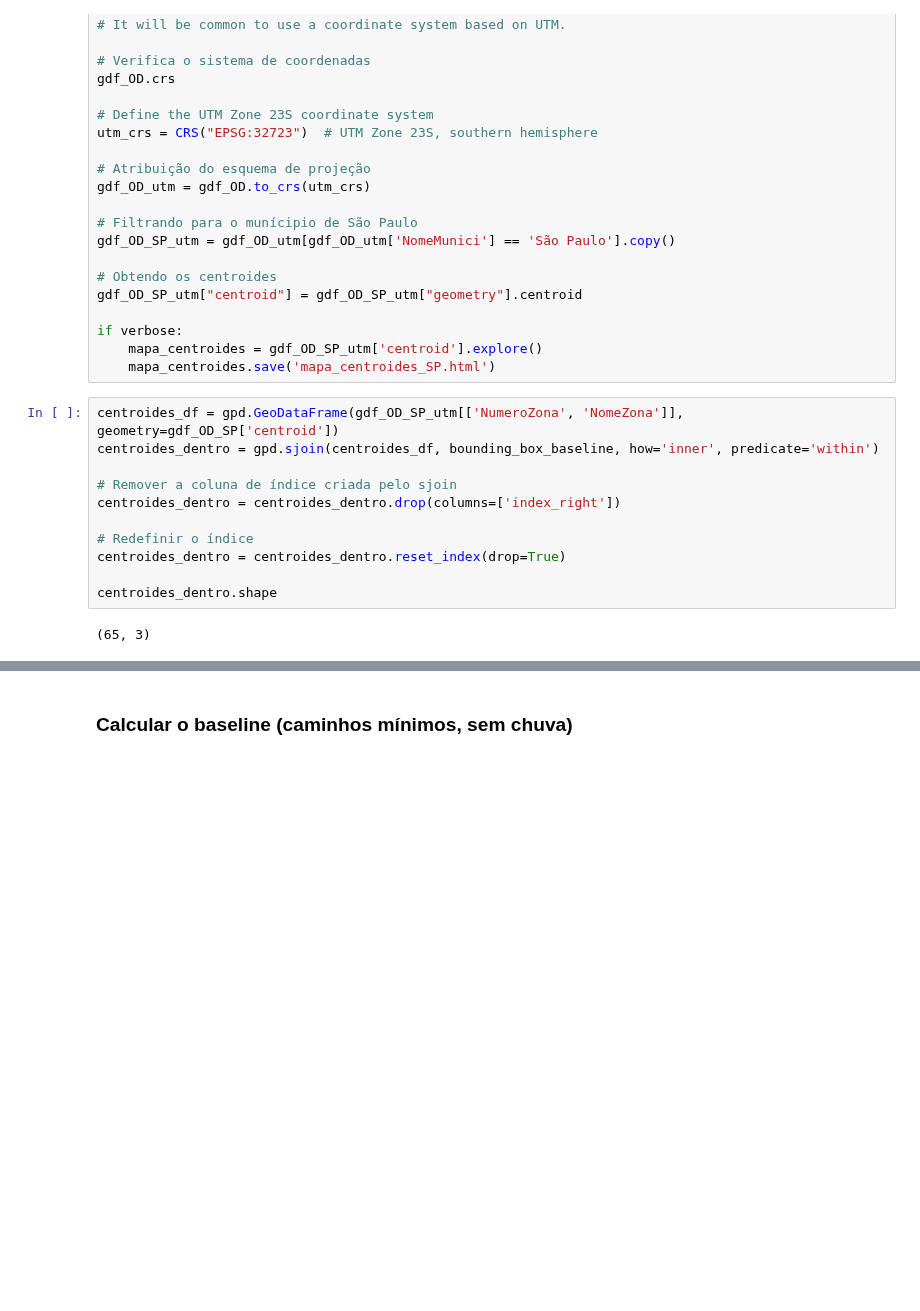
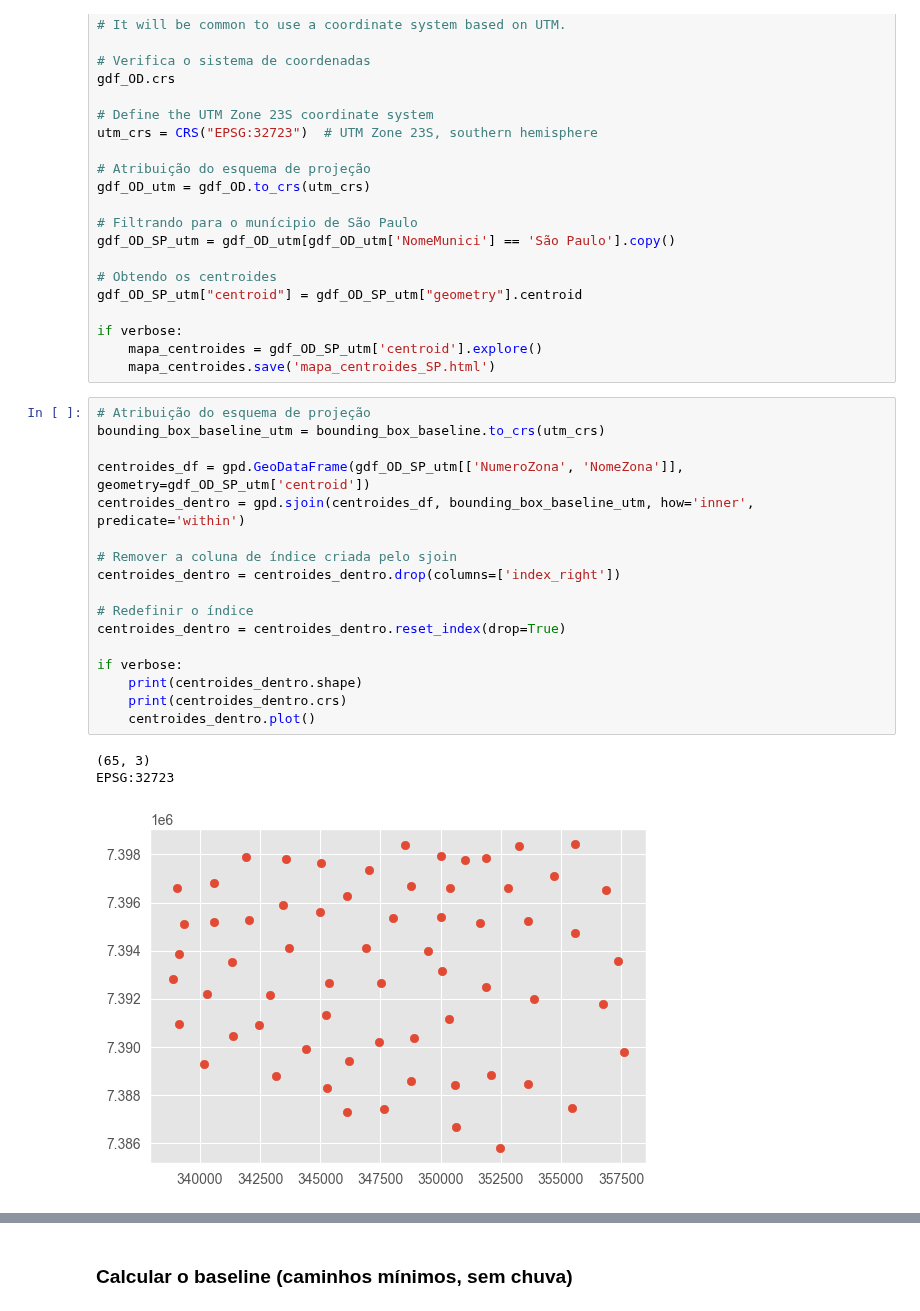
Before and after one commit to marcelof314/SP_urban_flooding, a Jupyter notebook: 02 OD Matrix and travel time.ipynb, the cells around one changed output, grey strips where cells are left out. Saved outputs shown, nothing was run; the diff lists cells and outputs as text; blank space fills up the shorter version.

```diff
--- a/02 OD Matrix and travel time.ipynb
+++ b/02 OD Matrix and travel time.ipynb
@@ -85,18 +85,26 @@ if verbose:
     mapa_centroides = gdf_OD_SP_utm['centroid'].explore()
     mapa_centroides.save('mapa_centroides_SP.html')
 # %%
-centroides_df = gpd.GeoDataFrame(gdf_OD_SP_utm[['NumeroZona', 'NomeZona']], geometry=gdf_OD_SP['centroid'])
-centroides_dentro = gpd.sjoin(centroides_df, bounding_box_baseline, how='inner', predicate='within')
+# Atribuição do esquema de projeção
+bounding_box_baseline_utm = bounding_box_baseline.to_crs(utm_crs)
+
+centroides_df = gpd.GeoDataFrame(gdf_OD_SP_utm[['NumeroZona', 'NomeZona']], geometry=gdf_OD_SP_utm['centroid'])
+centroides_dentro = gpd.sjoin(centroides_df, bounding_box_baseline_utm, how='inner', predicate='within')
 
 # Remover a coluna de índice criada pelo sjoin
 centroides_dentro = centroides_dentro.drop(columns=['index_right'])
 
 # Redefinir o índice
 centroides_dentro = centroides_dentro.reset_index(drop=True)
 
-centroides_dentro.shape
+if verbose:
+    print(centroides_dentro.shape)
+    print(centroides_dentro.crs)
+    centroides_dentro.plot()
 # %% [output]
 (65, 3)
+EPSG:32723
+[figure, added]
 # %%
 import osmnx as ox
 import geopandas as gpd
```
Also changed, not shown: parts of 13 cells of this notebook.
